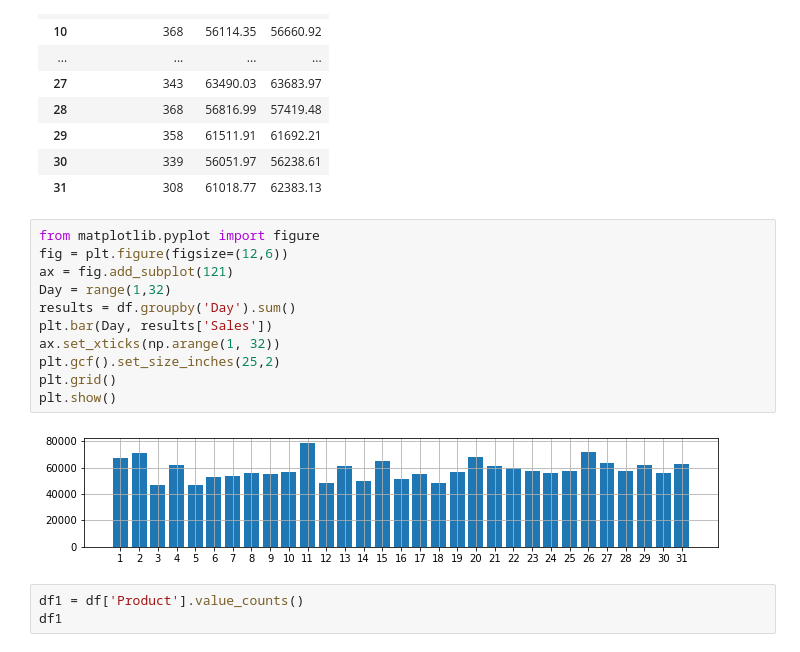
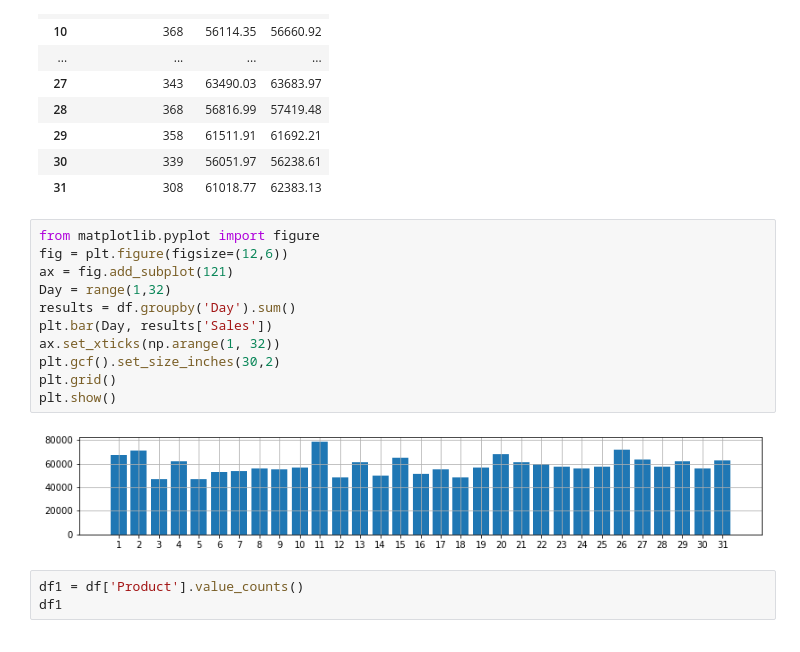
Before and after one commit to ali2alkhalaf/Portfolio2, a Jupyter notebook: Sales_january_2019_v2.ipynb, the cells around one changed output. Drawn from its saved outputs; the diff is of its cells as text.

```diff
--- a/Sales_january_2019.ipynb
+++ b/Sales_january_2019_v2.ipynb
@@ -163,16 +159,16 @@ df.groupby('Day').sum()
 # %%
 from matplotlib.pyplot import figure
 fig = plt.figure(figsize=(12,6))
 ax = fig.add_subplot(121)
 Day = range(1,32)
 results = df.groupby('Day').sum()
 plt.bar(Day, results['Sales'])
 ax.set_xticks(np.arange(1, 32))
-plt.gcf().set_size_inches(25,2)
+plt.gcf().set_size_inches(30,2)
 plt.grid()
 plt.show()
 # %% [output]
-[figure, old version]
+[figure, new version]
 # %%
 df1 = df['Product'].value_counts()
 df1
```
Also changed, not shown: parts of 2 cells of this notebook.
